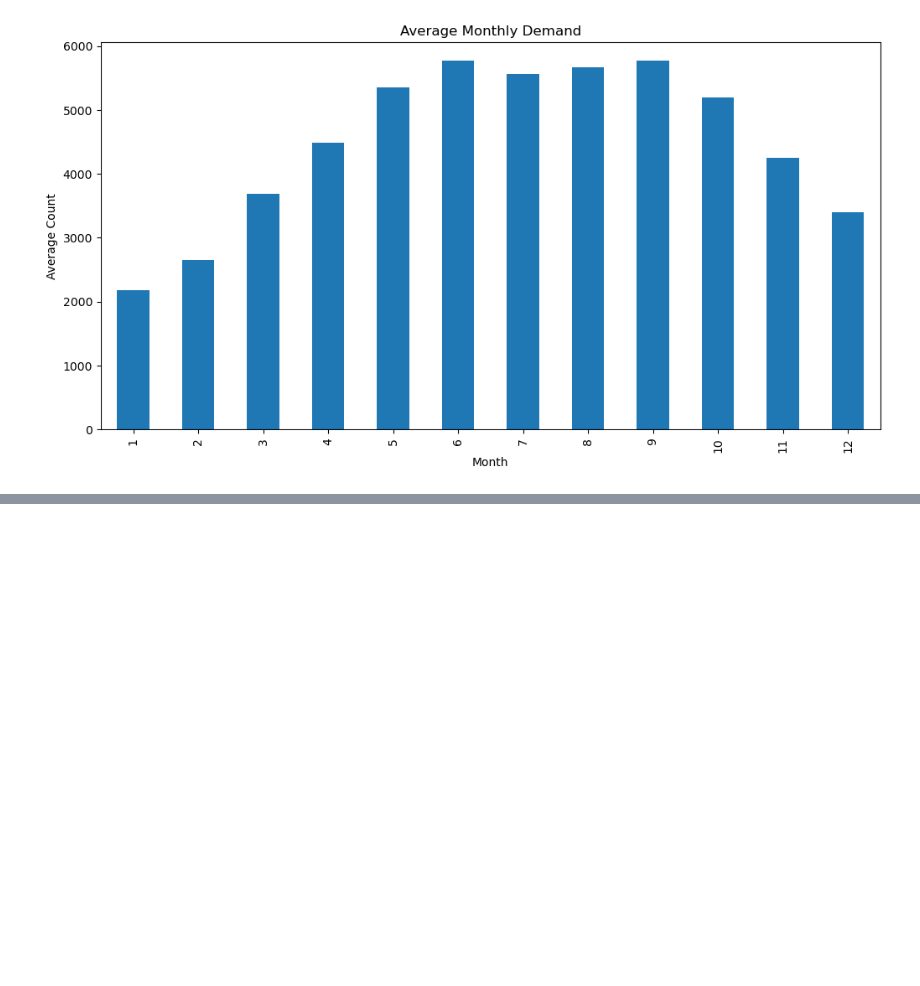
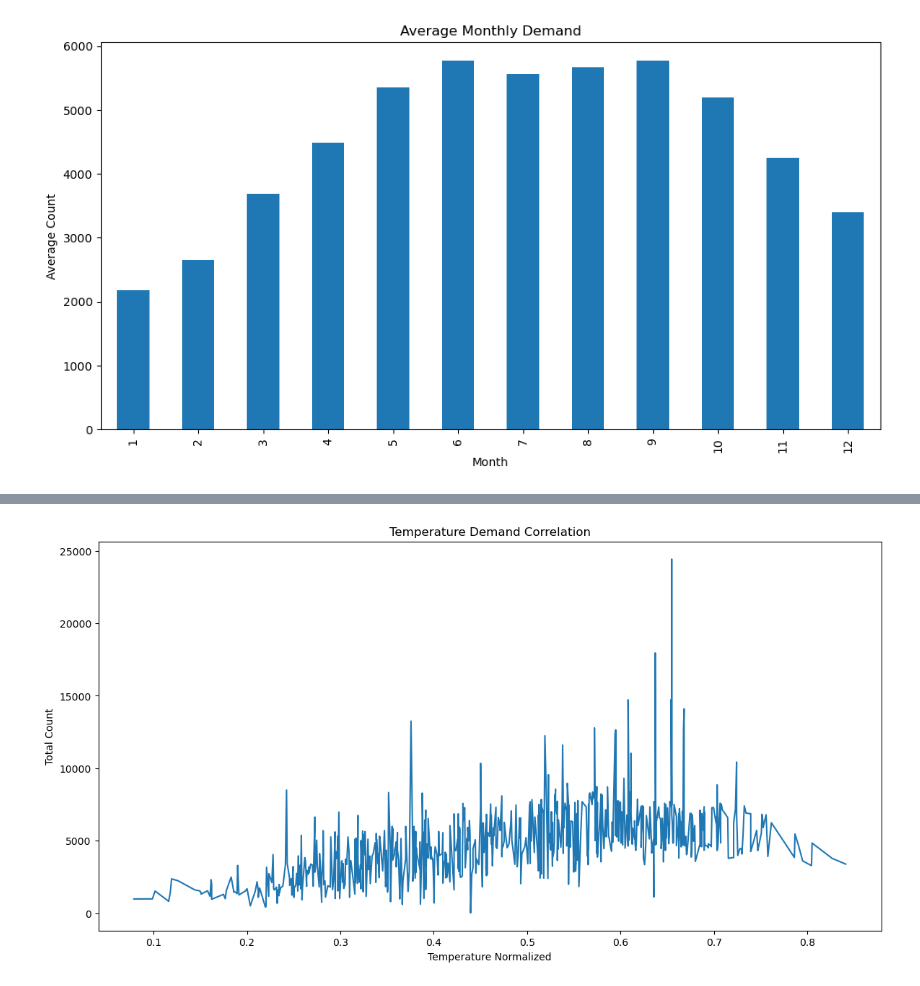
Before and after one commit to philhap/DS-Projektarbeit-Philipp-Heppler-Bike-Sharing, a Jupyter notebook: Digethic_Projektarbeit24_DS.ipynb, the cells around one changed output, grey strips where cells are left out. Drawn from its saved outputs; the diff is of its cells as text; code cells hidden in the pictures; blank space fills up the shorter version.

```diff
--- a/Digethic_Projektarbeit24_DS.ipynb
+++ b/Digethic_Projektarbeit24_DS.ipynb
@@ -114,0 +127,10 @@ plt.show()
+# %%
+# Zusammenhang zwischen Temperatur und Distribution
+plt.figure(figsize=(14, 7))
+df.groupby('atemp')['distribution'].sum().plot()
+plt.title('Temperature Demand Correlation')
+plt.xlabel('Temperature Normalized')
+plt.ylabel('Total Count')
+plt.show()
+# %% [output]
+[figure, added]
```
Also changed, not shown: parts of 14 cells of this notebook.
